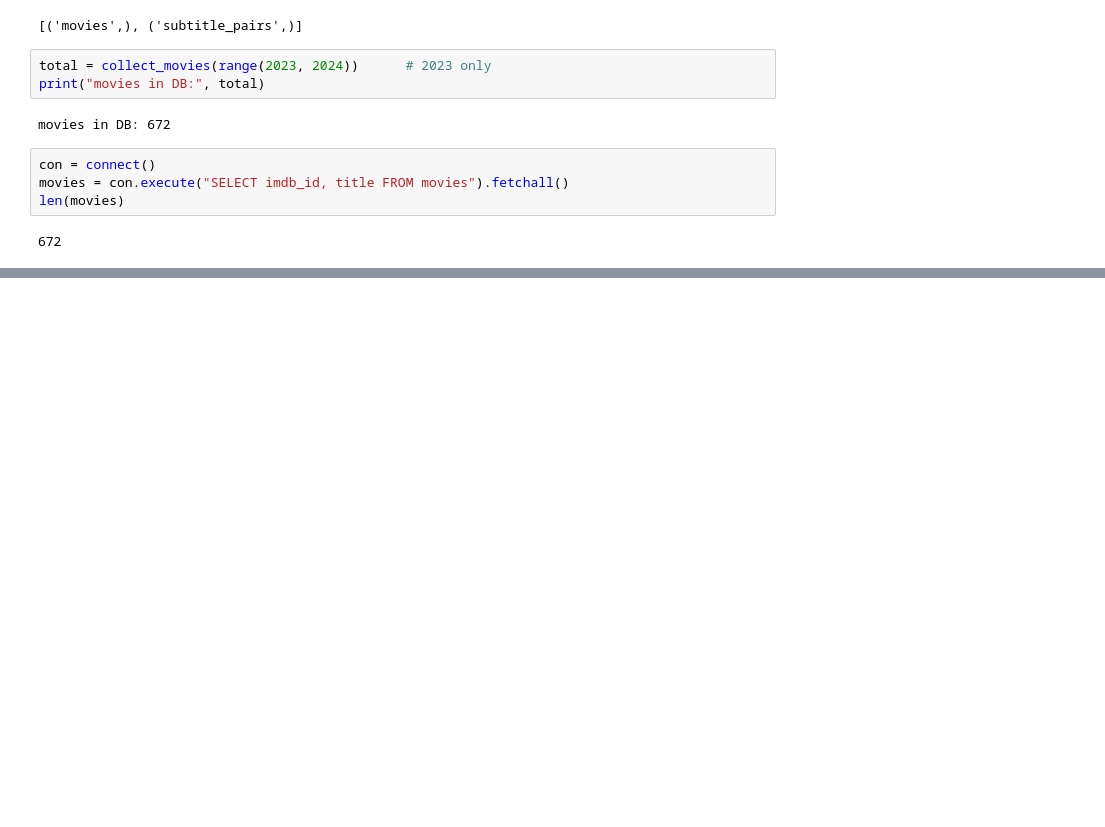
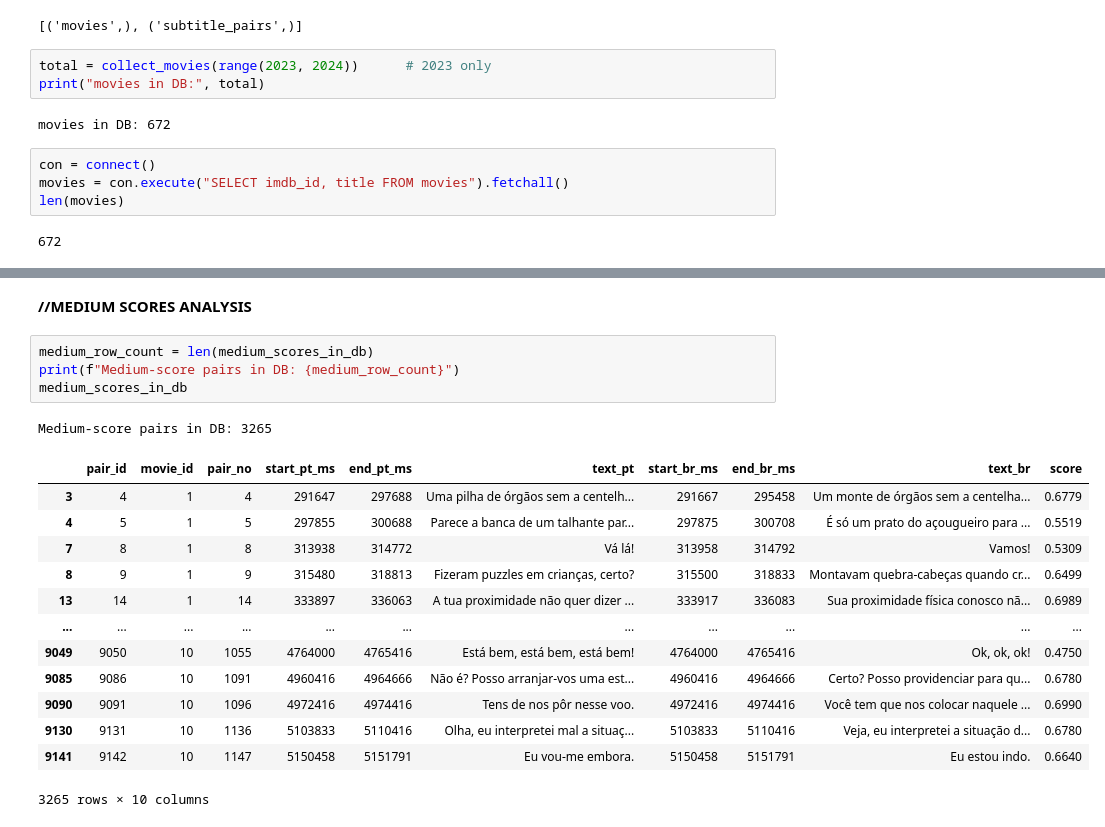
Before and after one commit to laiarodrigo/Thesis, a Jupyter notebook: eda's/04_ingest_align_store.ipynb, the cells around one changed output, grey strips where cells are left out. Cells and saved outputs as stored; diff of their text form; blank space fills up the shorter version.

```diff
--- a/eda's/04_ingest_align_store.ipynb
+++ b/eda's/04_ingest_align_store.ipynb
@@ -288,0 +333,21 @@ Low-score pairs in DB: 557
+# %% [markdown]
+**//MEDIUM SCORES ANALYSIS**
+# %%
+medium_row_count = len(medium_scores_in_db)
+print(f"Medium-score pairs in DB: {medium_row_count}")
+medium_scores_in_db
+# %% [output]
+Medium-score pairs in DB: 3265
+|  | pair_id | movie_id | pair_no | start_pt_ms | end_pt_ms | text_pt | start_br_ms | end_br_ms | text_br | score |
+| 3 | 4 | 1 | 4 | 291647 | 297688 | Uma pilha de órgãos sem a centelh... | 291667 | 295458 | Um monte de órgãos sem a centelha... | 0.6779 |
+| 4 | 5 | 1 | 5 | 297855 | 300688 | Parece a banca de um talhante par... | 297875 | 300708 | É só um prato do açougueiro para ... | 0.5519 |
+| 7 | 8 | 1 | 8 | 313938 | 314772 | Vá lá! | 313958 | 314792 | Vamos! | 0.5309 |
+| 8 | 9 | 1 | 9 | 315480 | 318813 | Fizeram puzzles em crianças, certo? | 315500 | 318833 | Montavam quebra-cabeças quando cr... | 0.6499 |
+| 13 | 14 | 1 | 14 | 333897 | 336063 | A tua proximidade não quer dizer ... | 333917 | 336083 | Sua proximidade física conosco nã... | 0.6989 |
+| ... | ... | ... | ... | ... | ... | ... | ... | ... | ... | ... |
+| 9049 | 9050 | 10 | 1055 | 4764000 | 4765416 | Está bem, está bem, está bem! | 4764000 | 4765416 | Ok, ok, ok! | 0.4750 |
+| 9085 | 9086 | 10 | 1091 | 4960416 | 4964666 | Não é? Posso arranjar-vos uma est... | 4960416 | 4964666 | Certo? Posso providenciar para qu... | 0.6780 |
+| 9090 | 9091 | 10 | 1096 | 4972416 | 4974416 | Tens de nos pôr nesse voo. | 4972416 | 4974416 | Você tem que nos colocar naquele ... | 0.6990 |
+| 9130 | 9131 | 10 | 1136 | 5103833 | 5110416 | Olha, eu interpretei mal a situaç... | 5103833 | 5110416 | Veja, eu interpretei a situação d... | 0.6780 |
+| 9141 | 9142 | 10 | 1147 | 5150458 | 5151791 | Eu vou-me embora. | 5150458 | 5151791 | Eu estou indo. | 0.6640 |
+3265 rows × 10 columns
```
Also changed, not shown: parts of 12 cells of this notebook, 10 other files.
